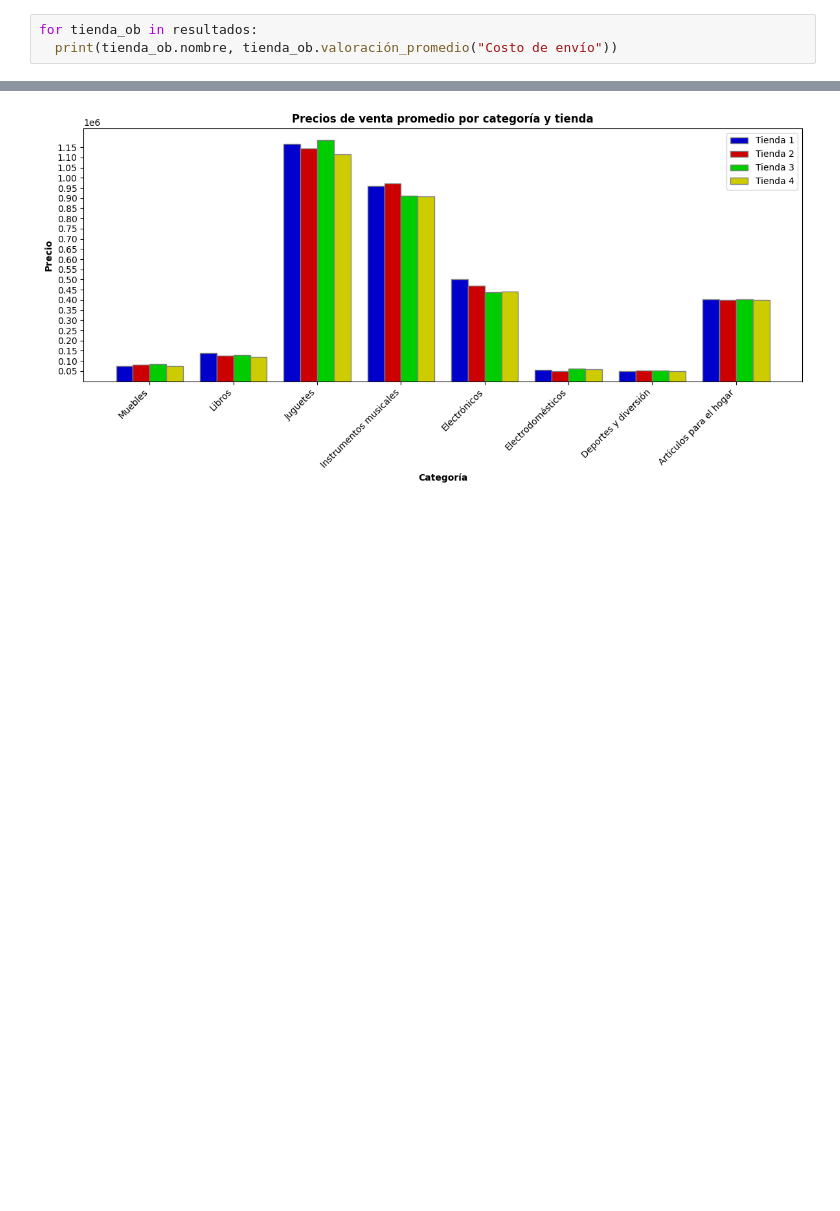
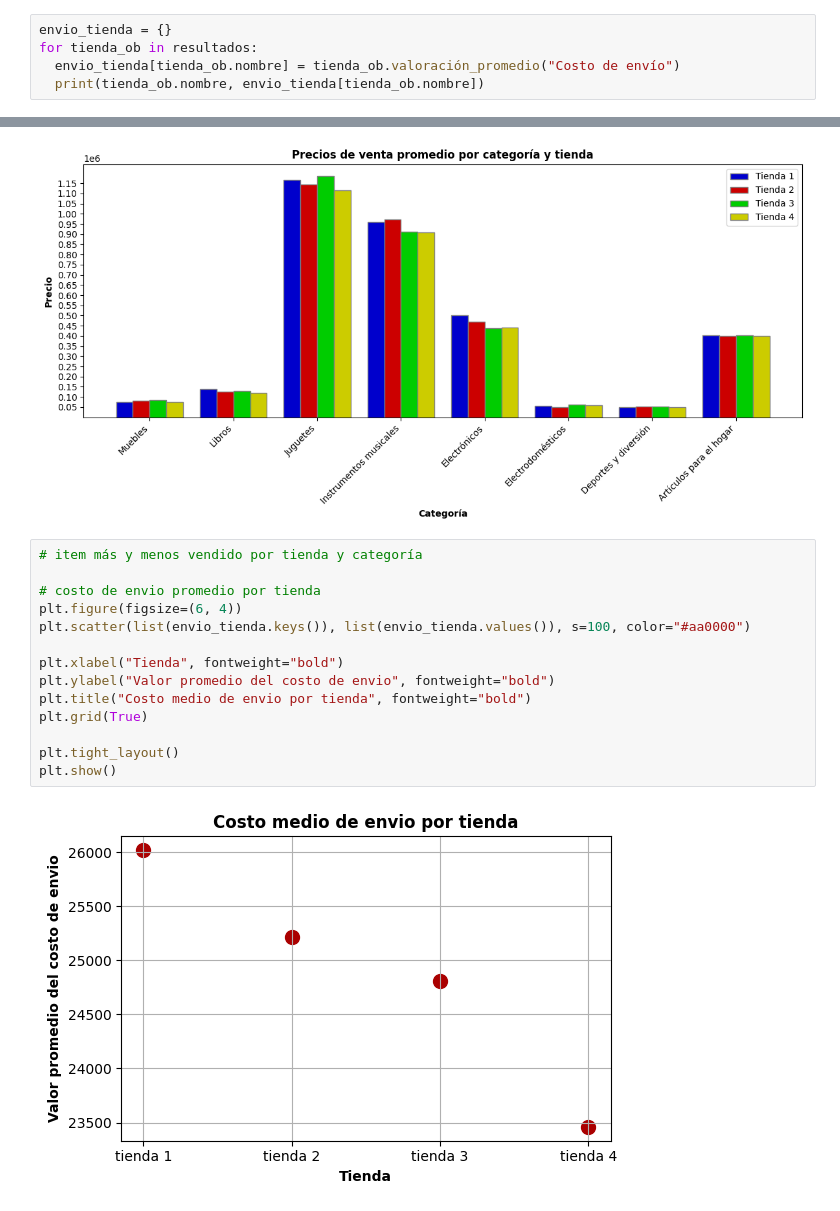
Before and after one commit to w4cha/analisis-alura, a Jupyter notebook: AluraStoreLatam.ipynb, the cells around one changed output, grey strips where cells are left out. Drawn from its saved outputs; the diff is of its cells as text; blank space fills up the shorter version.

```diff
--- a/AluraStoreLatam.ipynb
+++ b/AluraStoreLatam.ipynb
@@ -111,8 +111,10 @@ tienda 4 {'más vendido': {'Producto': 'Cama box', 'Categoría': 'Muebles', 'Can
 # %% [markdown]
 # 5. Envío promedio por tienda
 # %%
+envio_tienda = {}
 for tienda_ob in resultados:
-  print(tienda_ob.nombre, tienda_ob.valoración_promedio("Costo de envío"))
+  envio_tienda[tienda_ob.nombre] = tienda_ob.valoración_promedio("Costo de envío")
+  print(tienda_ob.nombre, envio_tienda[tienda_ob.nombre])
 # %% [output]
 tienda 1 26018.61
 tienda 2 25216.24
@@ -232,4 +234,20 @@ plt.show()
 # %% [output]
 [figure]
 [figure]
+# %%
+# item más y menos vendido por tienda y categoría
+
+# costo de envio promedio por tienda
+plt.figure(figsize=(6, 4))
+plt.scatter(list(envio_tienda.keys()), list(envio_tienda.values()), s=100, color="#aa0000")
+
+plt.xlabel("Tienda", fontweight="bold")
+plt.ylabel("Valor promedio del costo de envio", fontweight="bold")
+plt.title("Costo medio de envio por tienda", fontweight="bold")
+plt.grid(True)
+
+plt.tight_layout()
+plt.show()
+# %% [output]
+[figure, added]
 # %%
```
Also changed, not shown: parts of 1 cell of this notebook.
